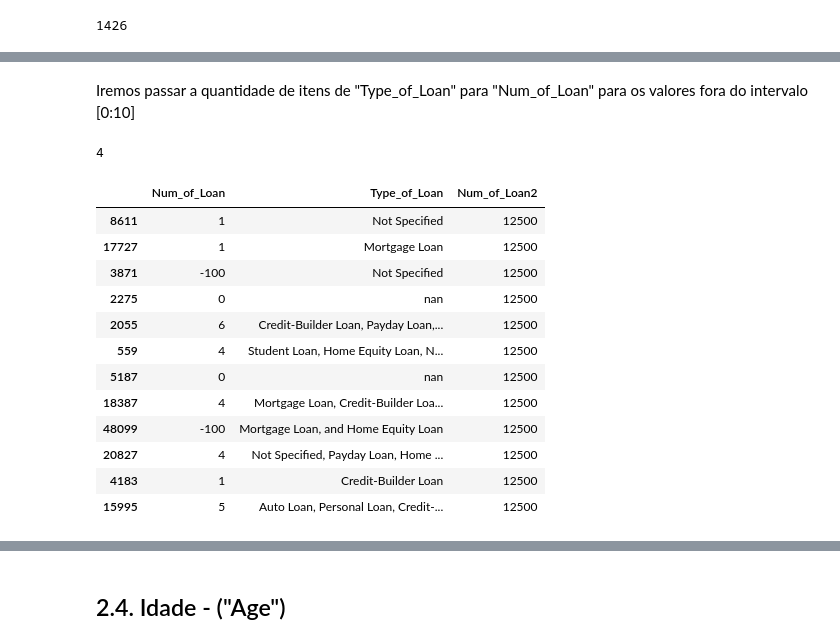
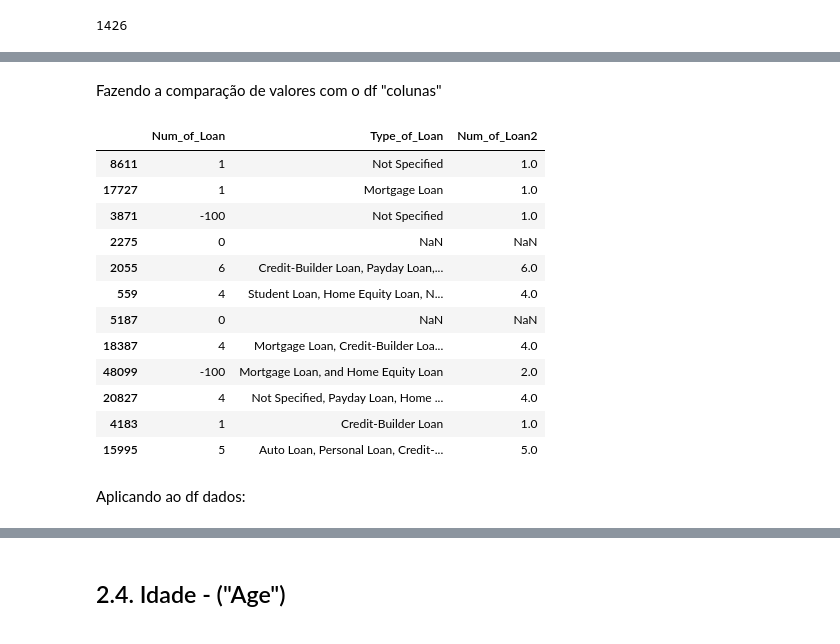
Before and after one commit to julianacamara98/intro_python_2023_ProjetoFinal, a Jupyter notebook: EDA.ipynb, the cells around one changed output, grey strips where cells are left out. Saved outputs shown, nothing was run; the diff lists cells and outputs as text; code cells hidden in the pictures.

```diff
--- a/EDA.ipynb
+++ b/EDA.ipynb
@@ -313,2 +269,0 @@ array([   4,    1,    7,    2,    5, -100,    8,    6,    3,    0,    9,
-# %% [markdown]
-Iremos passar a quantidade de itens de "Type_of_Loan" para "Num_of_Loan" para os valores fora do intervalo [0:10]
@@ -317,24 +270,20 @@ lista = 'esse, essa, aquele, outros'
-# %%
-lista2 = lista.split(',')
-len(lista2)
-# %% [output]
-4
-# %%
-colunas['Type_of_Loan'] = colunas['Type_of_Loan'].astype(str)
+# %% [markdown]
+Fazendo a comparação de valores com o df "colunas"
 # %%
-colunas['Num_of_Loan2'] = len(colunas['Type_of_Loan'].str.split(','))
+colunas['Num_of_Loan2'] = colunas['Type_of_Loan'].str.split(',')
+colunas['Num_of_Loan2'] = colunas['Num_of_Loan2'].str.len()
 colunas.sample(frac=0.001,random_state=54)
 # %% [output]
 |  | Num_of_Loan | Type_of_Loan | Num_of_Loan2 |
-| 8611 | 1 | Not Specified | 12500 |
-| 17727 | 1 | Mortgage Loan | 12500 |
-| 3871 | -100 | Not Specified | 12500 |
-| 2275 | 0 | nan | 12500 |
-| 2055 | 6 | Credit-Builder Loan, Payday Loan,... | 12500 |
-| 559 | 4 | Student Loan, Home Equity Loan, N... | 12500 |
-| 5187 | 0 | nan | 12500 |
-| 18387 | 4 | Mortgage Loan, Credit-Builder Loa... | 12500 |
-| 48099 | -100 | Mortgage Loan, and Home Equity Loan | 12500 |
-| 20827 | 4 | Not Specified, Payday Loan, Home ... | 12500 |
-| 4183 | 1 | Credit-Builder Loan | 12500 |
-| 15995 | 5 | Auto Loan, Personal Loan, Credit-... | 12500 |
+| 8611 | 1 | Not Specified | 1.0 |
+| 17727 | 1 | Mortgage Loan | 1.0 |
+| 3871 | -100 | Not Specified | 1.0 |
+| 2275 | 0 | NaN | NaN |
+| 2055 | 6 | Credit-Builder Loan, Payday Loan,... | 6.0 |
+| 559 | 4 | Student Loan, Home Equity Loan, N... | 4.0 |
+| 5187 | 0 | NaN | NaN |
+| 18387 | 4 | Mortgage Loan, Credit-Builder Loa... | 4.0 |
+| 48099 | -100 | Mortgage Loan, and Home Equity Loan | 2.0 |
+| 20827 | 4 | Not Specified, Payday Loan, Home ... | 4.0 |
+| 4183 | 1 | Credit-Builder Loan | 1.0 |
+| 15995 | 5 | Auto Loan, Personal Loan, Credit-... | 5.0 |
@@ -343,0 +290,2 @@ def n_emprestimos(numero):
+# %% [markdown]
+Aplicando ao df dados:
```
Also changed, not shown: parts of 16 cells of this notebook.
